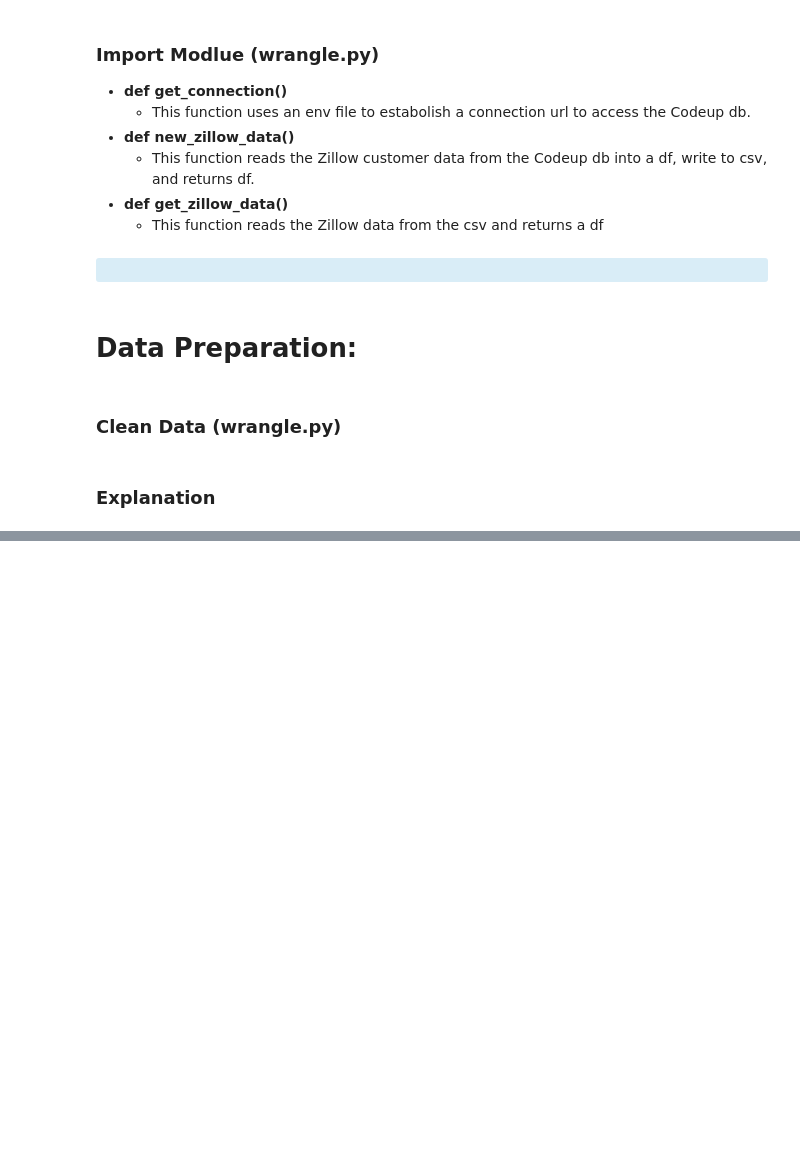
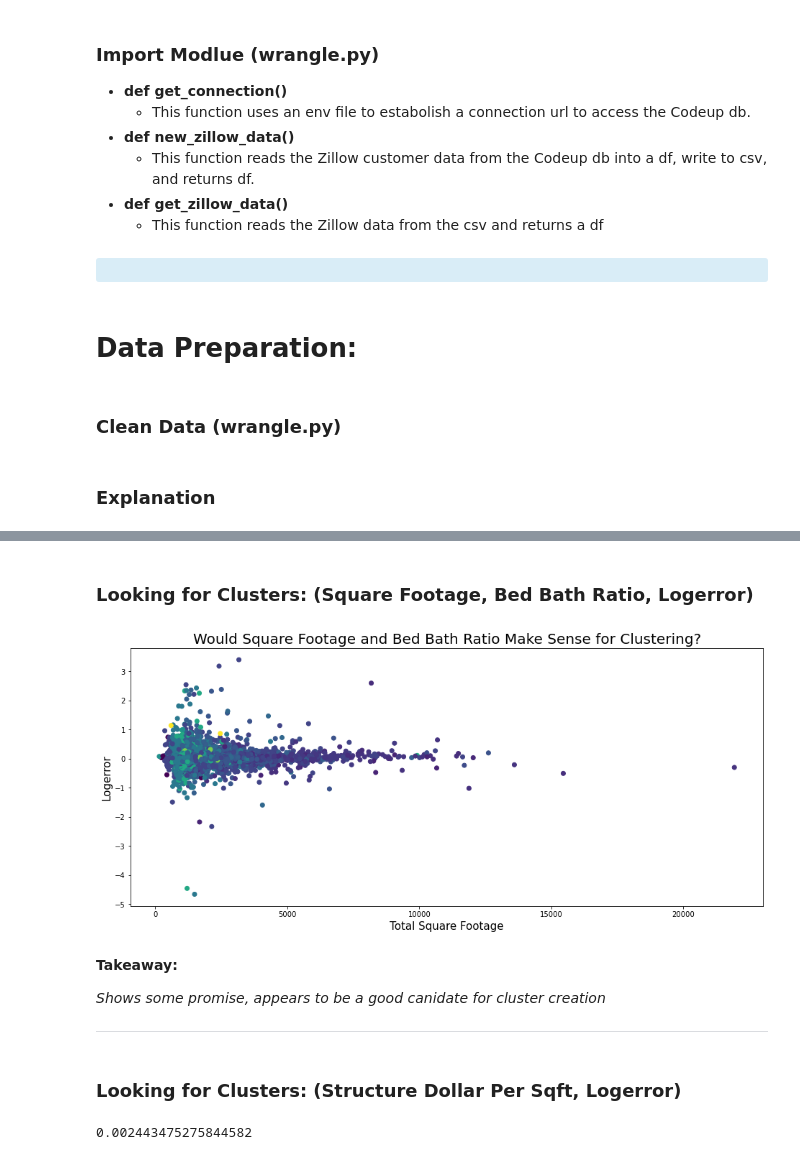
Before and after one commit to CSolitaire/zillow_cluster_project, a Jupyter notebook: final_notebook_clustering.ipynb, the cells around one changed output, grey strips where cells are left out. Cells and saved outputs as stored; diff of their text form; code cells hidden in the pictures; blank space fills up the shorter version.

Commit message:
Working Through Final Explore

```diff
--- a/final_notebook_clustering.ipynb
+++ b/final_notebook_clustering.ipynb
@@ -185,0 +192,4 @@ The function **county_df()** takes the cleaned data and breaks it in to three da
+# %%
+df = wrangle.get_zillow_data(cached=True)
+df_la, df_v, df_o, df_clean = wrangle.clean_zillow_data(df)
+df_clean.head()
@@ -185,0 +258,3 @@ The function **county_df()** takes the cleaned data and breaks it in to three da
+# %%
+X_train, X_validate, X_test, X_train_explore, X_train_explore_scaled, y_train, y_validate, y_test, X_train_scaled, X_validate_scaled, X_test_scaled = wrangle.split_scale(df_la)
+X_train_explore.head()
@@ -185,0 +268,31 @@ The function **county_df()** takes the cleaned data and breaks it in to three da
+# %% [markdown]
+### Looking for Clusters: (Square Footage, Bed Bath Ratio, Logerror)
+# %%
+plt.rcParams['figure.figsize'] = (15.0, 8.0)
+plt.scatter(X_train_explore.calculatedfinishedsquarefeet, X_train_explore.logerror, c=X_train_explore.bed_bath_ratio)
+plt.xlabel("Total Square Footage", fontsize=15 )
+plt.ylabel("Logerror", fontsize=15)
+plt.title("Would Square Footage and Bed Bath Ratio Make Sense for Clustering?",fontsize=20)
+plt.tight_layout(pad =8)
+plt.show()
+# %% [output]
+[figure, added]
+# %% [markdown]
+
+**Takeaway:**
+
+*Shows some promise, appears to be a good canidate for cluster creation*
+
+***
+# %% [markdown]
+### Looking for Clusters: (Structure Dollar Per Sqft, Logerror)
+# %%
+def r2(x, y):
+    return stats.pearsonr(x, y)[0] ** 2
+
+x = X_train_explore.structure_dollar_per_sqft
+y = X_train_explore.logerror
+stat_func = r2(x,y)
+stat_func
+# %% [output]
+0.002443475275844582
```
Also changed, not shown: parts of 33 cells of this notebook, 1 other file.
